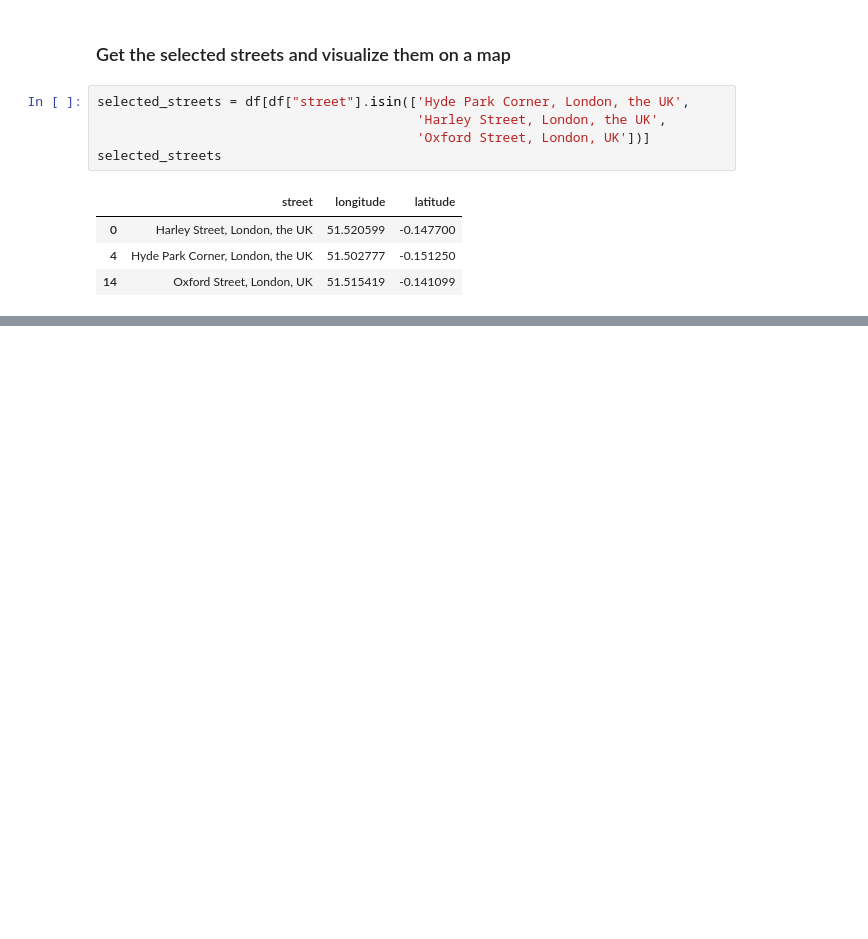
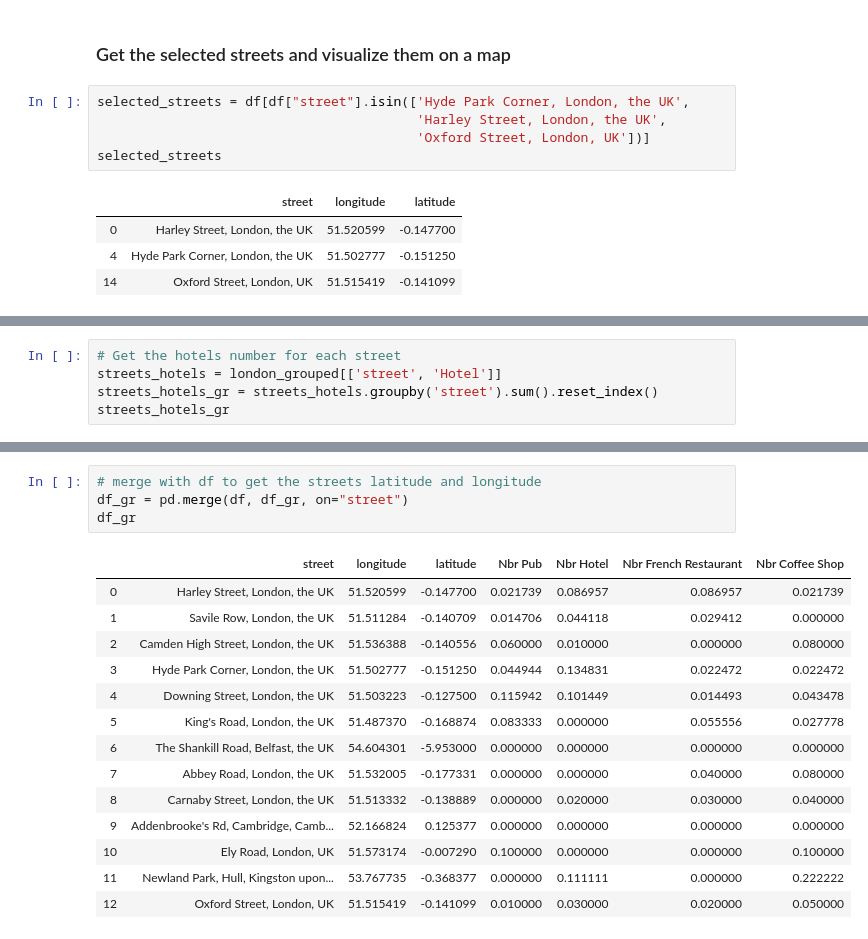
Before and after one commit to AmeniKacem/Coursera_Capstone, a Jupyter notebook: Capstone_Project_The_Battle_of_Neighborhoods(Week 2).ipynb, the cells around one changed output, grey strips where cells are left out. Cells and saved outputs as stored; diff of their text form; blank space fills up the shorter version.

```diff
--- a/Capstone_Project_The_Battle_of_Neighborhoods(Week 2).ipynb
+++ b/Capstone_Project_The_Battle_of_Neighborhoods(Week 2).ipynb
@@ -395,0 +415,5 @@ map_selected_streets
+# %%
+# Get the hotels number for each street
+streets_hotels = london_grouped[['street', 'Hotel']]
+streets_hotels_gr = streets_hotels.groupby('street').sum().reset_index()
+streets_hotels_gr
@@ -395,0 +480,19 @@ map_selected_streets
+# %%
+# merge with df to get the streets latitude and longitude
+df_gr = pd.merge(df, df_gr, on="street")
+df_gr
+# %% [output]
+|  | street | longitude | latitude | Nbr Pub | Nbr Hotel | Nbr French Restaurant | Nbr Coffee Shop |
+| 0 | Harley Street, London, the UK | 51.520599 | -0.147700 | 0.021739 | 0.086957 | 0.086957 | 0.021739 |
+| 1 | Savile Row, London, the UK | 51.511284 | -0.140709 | 0.014706 | 0.044118 | 0.029412 | 0.000000 |
+| 2 | Camden High Street, London, the UK | 51.536388 | -0.140556 | 0.060000 | 0.010000 | 0.000000 | 0.080000 |
+| 3 | Hyde Park Corner, London, the UK | 51.502777 | -0.151250 | 0.044944 | 0.134831 | 0.022472 | 0.022472 |
+| 4 | Downing Street, London, the UK | 51.503223 | -0.127500 | 0.115942 | 0.101449 | 0.014493 | 0.043478 |
+| 5 | King's Road, London, the UK | 51.487370 | -0.168874 | 0.083333 | 0.000000 | 0.055556 | 0.027778 |
+| 6 | The Shankill Road, Belfast, the UK | 54.604301 | -5.953000 | 0.000000 | 0.000000 | 0.000000 | 0.000000 |
+| 7 | Abbey Road, London, the UK | 51.532005 | -0.177331 | 0.000000 | 0.000000 | 0.040000 | 0.080000 |
+| 8 | Carnaby Street, London, the UK | 51.513332 | -0.138889 | 0.000000 | 0.020000 | 0.030000 | 0.040000 |
+| 9 | Addenbrooke's Rd, Cambridge, Camb... | 52.166824 | 0.125377 | 0.000000 | 0.000000 | 0.000000 | 0.000000 |
+| 10 | Ely Road, London, UK | 51.573174 | -0.007290 | 0.100000 | 0.000000 | 0.000000 | 0.100000 |
+| 11 | Newland Park, Hull, Kingston upon... | 53.767735 | -0.368377 | 0.000000 | 0.111111 | 0.000000 | 0.222222 |
+| 12 | Oxford Street, London, UK | 51.515419 | -0.141099 | 0.010000 | 0.030000 | 0.020000 | 0.050000 |
```
Also changed, not shown: parts of 32 cells of this notebook, 7 other files.
